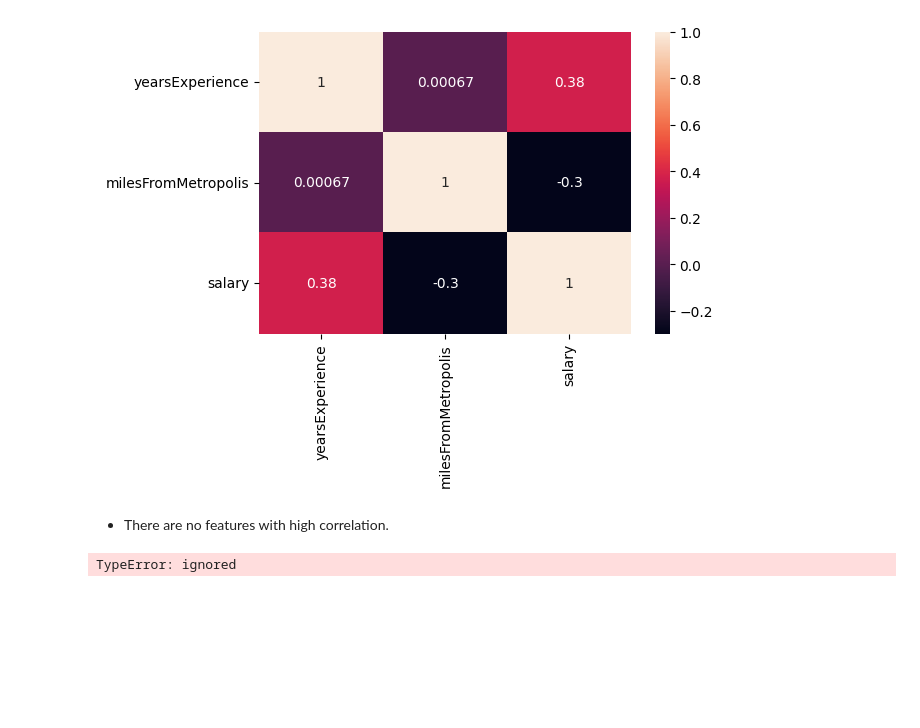
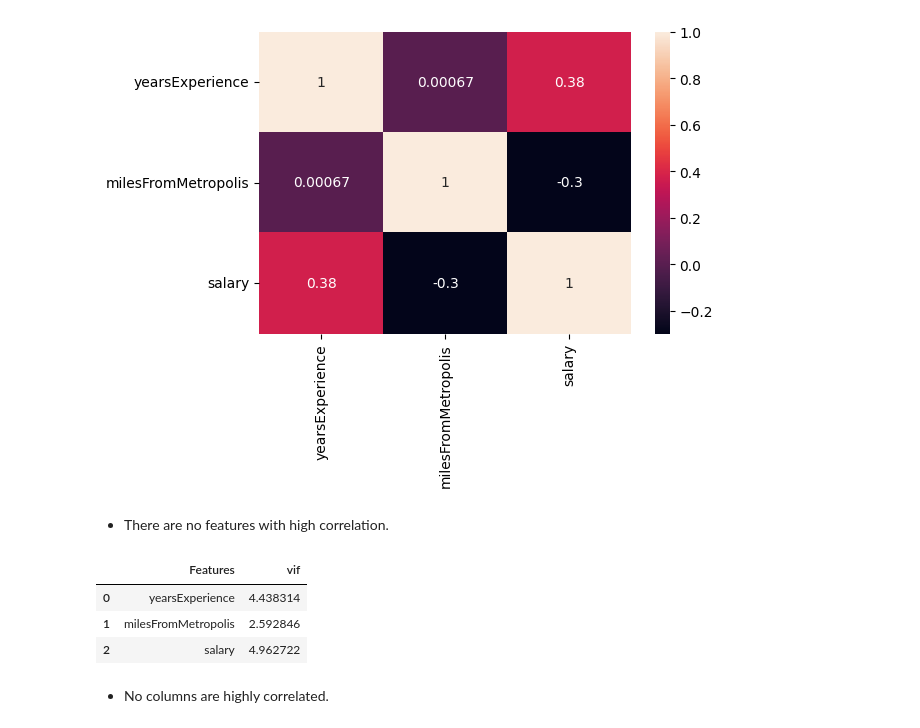
Before and after one commit to anupstar100/Employee-Salaries, a Jupyter notebook: Employee_Salary_Modelling.ipynb, the cells around one changed output. Drawn from its saved outputs; the diff is of its cells as text; code cells hidden in the pictures; blank space fills up the shorter version.

```diff
--- a/Employee_Salary_Modelling.ipynb
+++ b/Employee_Salary_Modelling.ipynb
@@ -191,9 +191,0 @@ RMSE: 19.585472436030148
-# %%
-# using different random states and using sklearn
-r2 = []
-for i in range(100):
-    X_train, X_test, y_train, y_test = train_test_split(X_sm, y, test_size = 0.2, random_state = i)
-    lr = LinearRegression()
-    lr.fit(X_train, y_train)
-    y_pred = lr.predict(X_test)
-    r2.append(r2_score(y_test, y_pred))
@@ -219,7 +201,15 @@ sns.heatmap(df[num_features].corr(), annot = True)
 # %%
 # checking for vif
 vif_data = pd.DataFrame()
-vif_data['Features'] = num_features
-vif_data['vif'] = [variance_inflation_factor(df[num_features], i) for i in range(len(num_features))]
+vif_data['Features'] = df[num_features].columns
+vif_data['vif'] = [variance_inflation_factor(df[num_features].values, i) for i in range(df[num_features].shape[1])]
-# %% [output]
-TypeError: ignored
+# %%
+# vif_data
+vif_data
+# %% [output]
+|  | Features | vif |
+| 0 | yearsExperience | 4.438314 |
+| 1 | milesFromMetropolis | 2.592846 |
+| 2 | salary | 4.962722 |
+# %% [markdown]
+* No columns are highly correlated.
```
Also changed, not shown: parts of 11 cells of this notebook.
